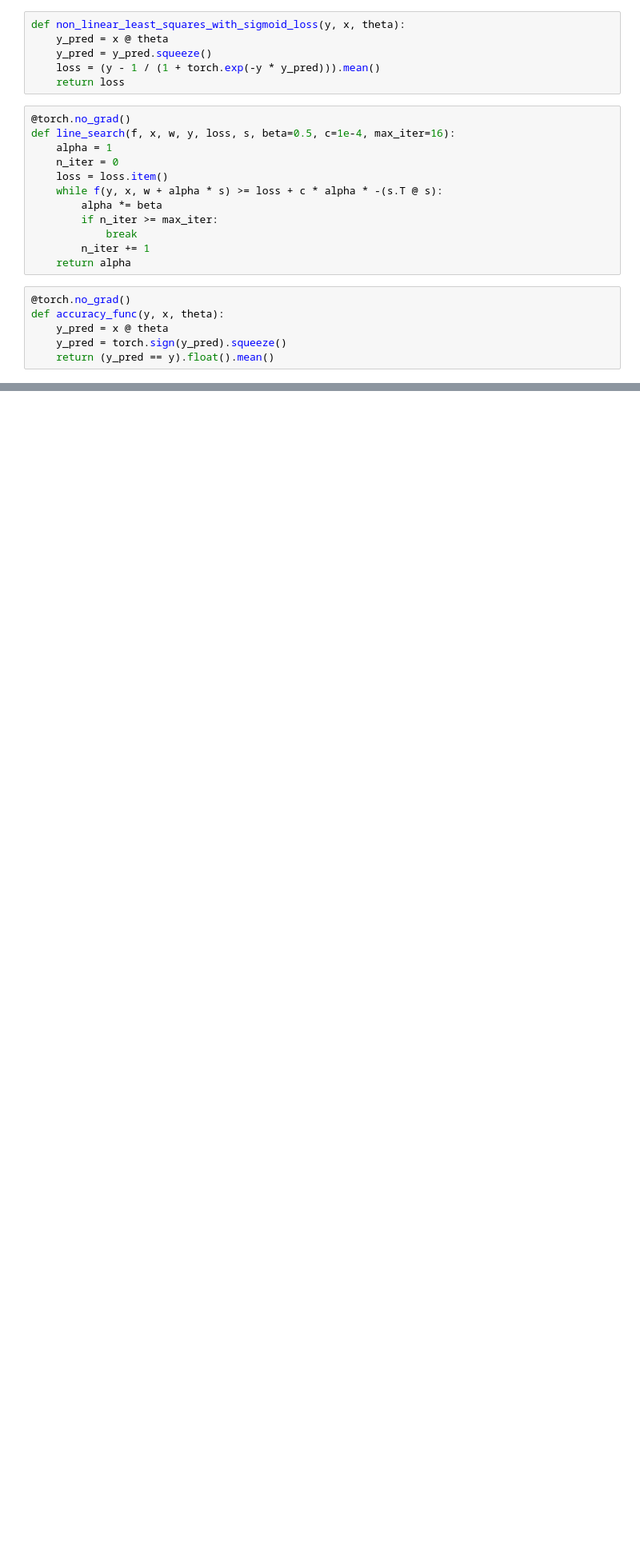
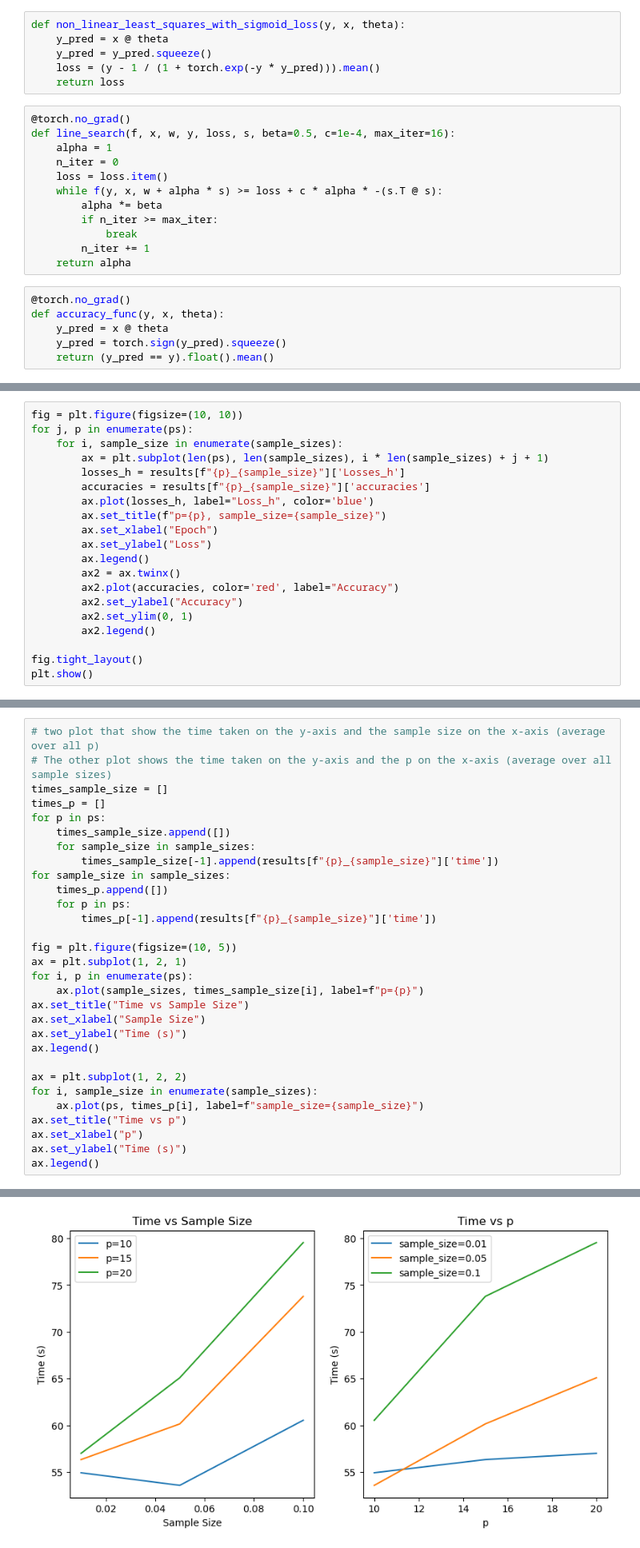
Before and after one commit to Careeza/two-level_project, a Jupyter notebook: project.ipynb, the cells around one changed output, grey strips where cells are left out. Shown at 80% size. Cells and saved outputs as stored; diff of their text form; blank space fills up the shorter version.

```diff
--- a/project.ipynb
+++ b/project.ipynb
@@ -172,0 +298,20 @@ plt.show()
+# %%
+fig = plt.figure(figsize=(10, 10))
+for j, p in enumerate(ps):
+	for i, sample_size in enumerate(sample_sizes):
+		ax = plt.subplot(len(ps), len(sample_sizes), i * len(sample_sizes) + j + 1)
+		losses_h = results[f"{p}_{sample_size}"]['Losses_h']
+		accuracies = results[f"{p}_{sample_size}"]['accuracies']
+		ax.plot(losses_h, label="Loss_h", color='blue')
+		ax.set_title(f"p={p}, sample_size={sample_size}")
+		ax.set_xlabel("Epoch")
+		ax.set_ylabel("Loss")
+		ax.legend()
+		ax2 = ax.twinx()
+		ax2.plot(accuracies, color='red', label="Accuracy")
+		ax2.set_ylabel("Accuracy")
+		ax2.set_ylim(0, 1)
+		ax2.legend()
+
+fig.tight_layout()
+plt.show()
@@ -172,0 +320,31 @@ plt.show()
+# %%
+# two plot that show the time taken on the y-axis and the sample size on the x-axis (average over all p)
+# The other plot shows the time taken on the y-axis and the p on the x-axis (average over all sample sizes)
+times_sample_size = []
+times_p = []
+for p in ps:
+	times_sample_size.append([])
+	for sample_size in sample_sizes:
+		times_sample_size[-1].append(results[f"{p}_{sample_size}"]['time'])
+for sample_size in sample_sizes:
+	times_p.append([])
+	for p in ps:
+		times_p[-1].append(results[f"{p}_{sample_size}"]['time'])
+
+fig = plt.figure(figsize=(10, 5))
+ax = plt.subplot(1, 2, 1)
+for i, p in enumerate(ps):
+	ax.plot(sample_sizes, times_sample_size[i], label=f"p={p}")
+ax.set_title("Time vs Sample Size")
+ax.set_xlabel("Sample Size")
+ax.set_ylabel("Time (s)")
+ax.legend()
+
+ax = plt.subplot(1, 2, 2)
+for i, sample_size in enumerate(sample_sizes):
+	ax.plot(ps, times_p[i], label=f"sample_size={sample_size}")
+ax.set_title("Time vs p")
+ax.set_xlabel("p")
+ax.set_ylabel("Time (s)")
+ax.legend()
+# %% [output]
@@ -172,0 +352 @@ plt.show()
+[figure, added]
```
Also changed, not shown: parts of 40 cells of this notebook.
